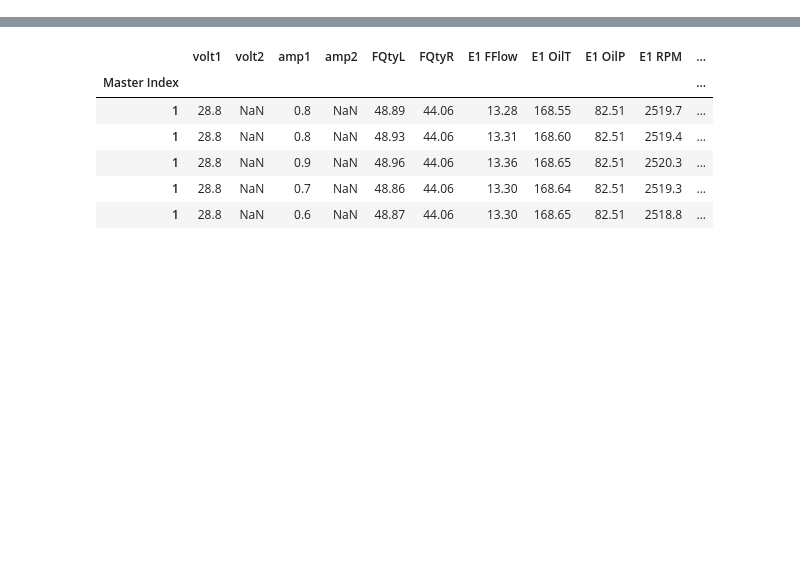
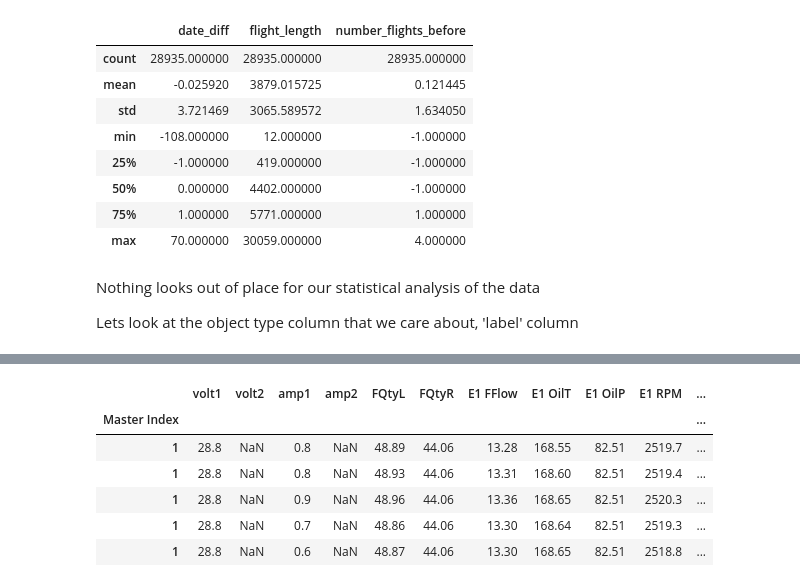
Before and after one commit to 4garriga/flights, a Jupyter notebook: src/eda.ipynb, the cells around one changed output, grey strips where cells are left out. Drawn from its saved outputs; the diff is of its cells as text; code cells hidden in the pictures; blank space fills up the shorter version.

```diff
--- a/src/eda.ipynb
+++ b/src/eda.ipynb
@@ -20,0 +50,16 @@ flight_header_df.head()
+# %%
+flight_header_df.describe()
+# %% [output]
+|  | date_diff | flight_length | number_flights_before |
+| count | 28935.000000 | 28935.000000 | 28935.000000 |
+| mean | -0.025920 | 3879.015725 | 0.121445 |
+| std | 3.721469 | 3065.589572 | 1.634050 |
+| min | -108.000000 | 12.000000 | -1.000000 |
+| 25% | -1.000000 | 419.000000 | -1.000000 |
+| 50% | 0.000000 | 4402.000000 | -1.000000 |
+| 75% | 1.000000 | 5771.000000 | 1.000000 |
+| max | 70.000000 | 30059.000000 | 4.000000 |
+# %% [markdown]
+Nothing looks out of place for our statistical analysis of the data
+
+Lets look at the object type column that we care about, 'label' column
```
Also changed, not shown: parts of 18 cells of this notebook, 1 other file.
